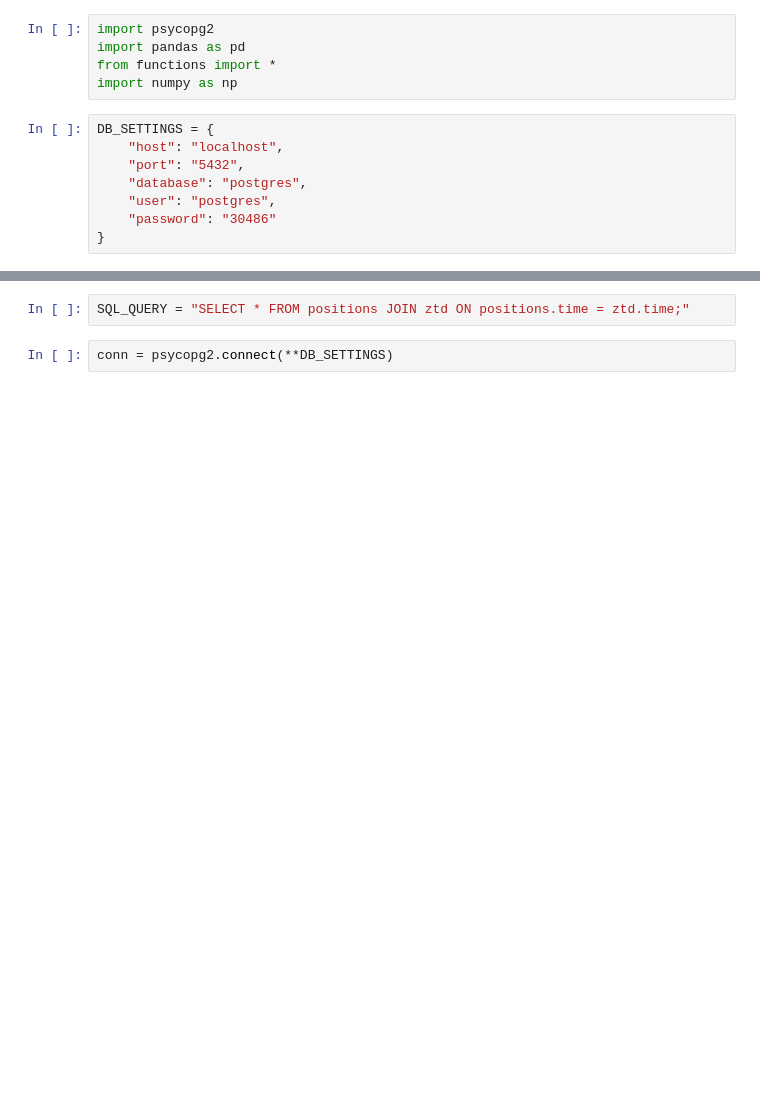
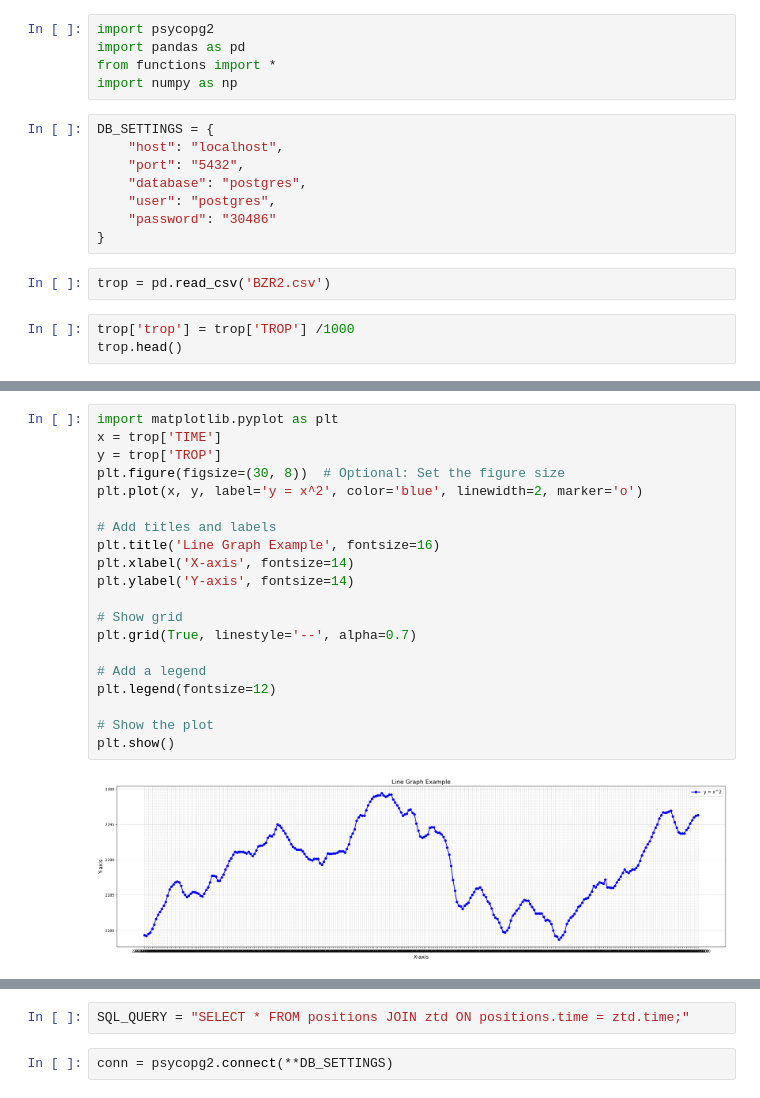
Before and after one commit to WafiEldoud/GTER_receiver, a Jupyter notebook: cals.ipynb, the cells around one changed output, grey strips where cells are left out. Saved outputs shown, nothing was run; the diff lists cells and outputs as text; blank space fills up the shorter version.

```diff
--- a/cals.ipynb
+++ b/cals.ipynb
@@ -11,3 +11,8 @@ DB_SETTINGS = {
     "user": "postgres",
     "password": "30486"
 }
+# %%
+trop = pd.read_csv('BZR2.csv')
+# %%
+trop['trop'] = trop['TROP'] /1000
+trop.head()
@@ -13,0 +38,22 @@ DB_SETTINGS = {
+# %%
+import matplotlib.pyplot as plt
+x = trop['TIME']
+y = trop['TROP']
+plt.figure(figsize=(30, 8))  # Optional: Set the figure size
+plt.plot(x, y, label='y = x^2', color='blue', linewidth=2, marker='o')
+
+# Add titles and labels
+plt.title('Line Graph Example', fontsize=16)
+plt.xlabel('X-axis', fontsize=14)
+plt.ylabel('Y-axis', fontsize=14)
+
+# Show grid
+plt.grid(True, linestyle='--', alpha=0.7)
+
+# Add a legend
+plt.legend(fontsize=12)
+
+# Show the plot
+plt.show()
+# %% [output]
+[figure, added]
```
Also changed, not shown: parts of 5 cells of this notebook, 43 other files.
